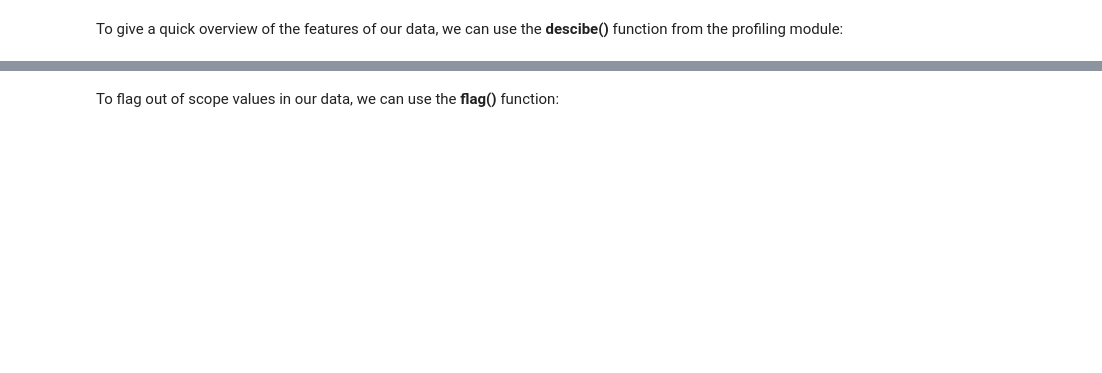
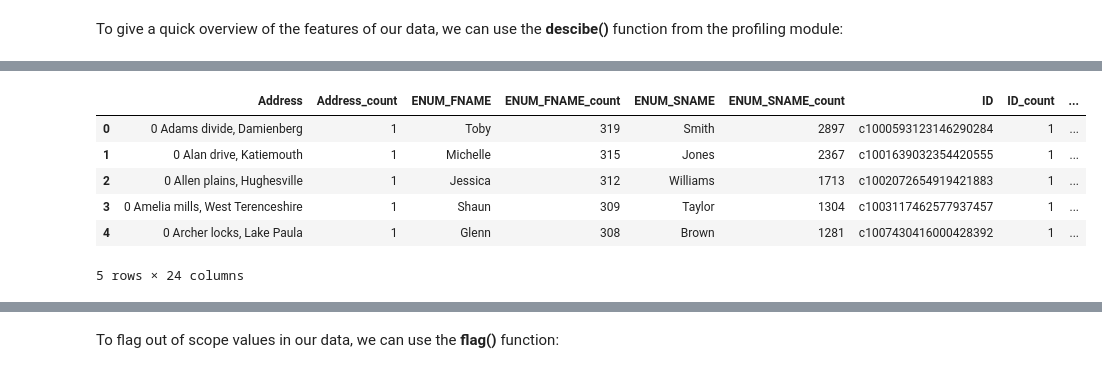
Before and after one commit to anthonye93/dlh_utils_demo, a Jupyter notebook: dlh_utils_demo.ipynb, the cells around one changed output, grey strips where cells are left out. Cells and saved outputs as stored; diff of their text form; code cells hidden in the pictures; blank space fills up the shorter version.

```diff
--- a/dlh_utils_demo.ipynb
+++ b/dlh_utils_demo.ipynb
@@ -49,11 +85,19 @@ We also don't have many distinct postcodes, and our surname variable has a lot o
 
 The **value_counts()** functions shows the top or bottom n values in our data. This can give us an overview of the different types of missingness in these variables, which will be useful when we come to standardise missingness in our data later.
 # %%
-top_5_value_counts = profiling.value_counts(df1,
+top_5_value_counts_census = profiling.value_counts(census,
                                             limit = 5,
-                                            mode = 'pandas'
+                                            output_mode = 'pandas'
                                             )
 # the value counts function returns two dataframes; one for the top n values in each variable and one for the bottom n values.
 # we can select the top value count dataframe by subsetting the top_5_value_counts_df1 tuple:
 
-top_5_value_counts[0]
+top_5_value_counts_census[0]
+# %% [output]
+|  | Address | Address_count | ENUM_FNAME | ENUM_FNAME_count | ENUM_SNAME | ENUM_SNAME_count | ID | ID_count | ... |
+| 0 | 0 Adams divide, Damienberg | 1 | Toby | 319 | Smith | 2897 | c1000593123146290284 | 1 | ... |
+| 1 | 0 Alan drive, Katiemouth | 1 | Michelle | 315 | Jones | 2367 | c1001639032354420555 | 1 | ... |
+| 2 | 0 Allen plains, Hughesville | 1 | Jessica | 312 | Williams | 1713 | c1002072654919421883 | 1 | ... |
+| 3 | 0 Amelia mills, West Terenceshire | 1 | Shaun | 309 | Taylor | 1304 | c1003117462577937457 | 1 | ... |
+| 4 | 0 Archer locks, Lake Paula | 1 | Glenn | 308 | Brown | 1281 | c1007430416000428392 | 1 | ... |
+5 rows × 24 columns
```
Also changed, not shown: parts of 46 cells of this notebook.
